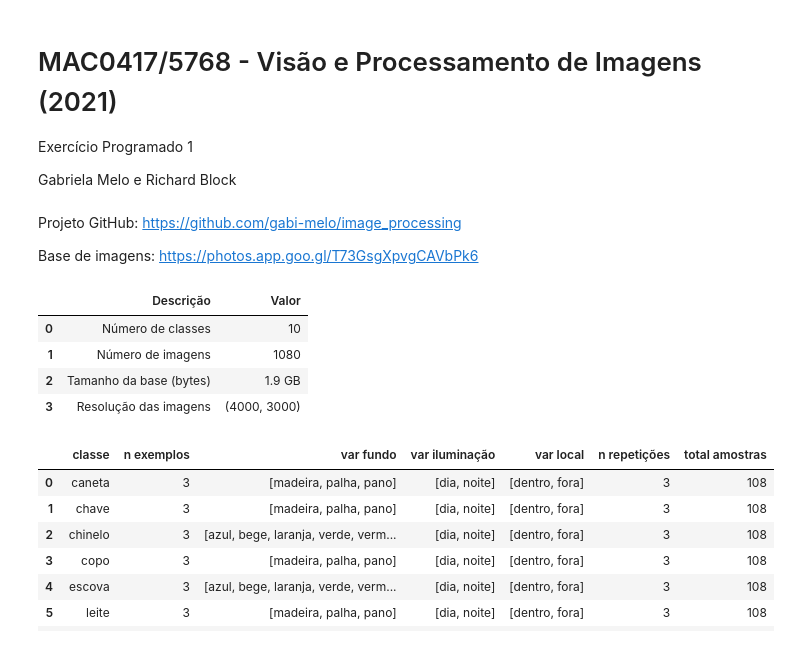
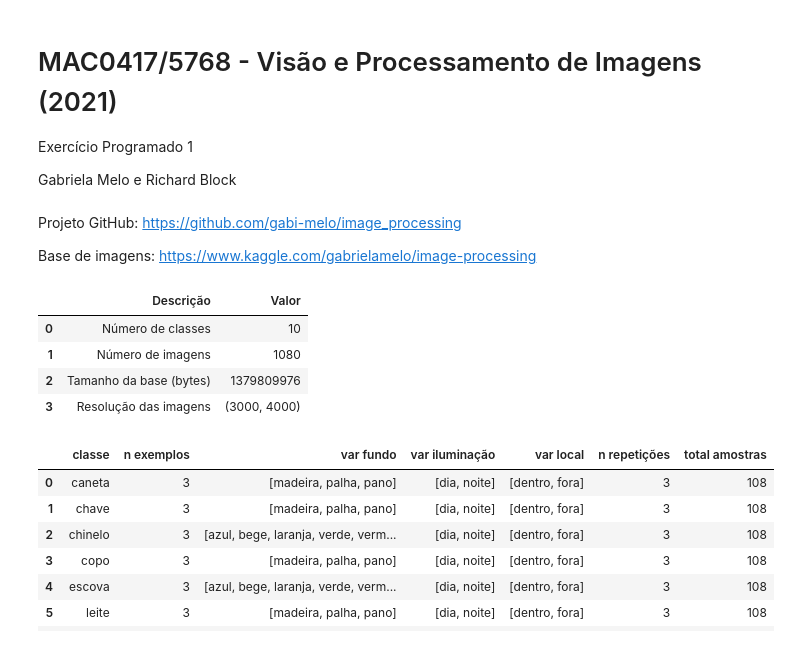
Before and after one commit to gabi-melo/image_processing, a Jupyter notebook: EP1/EP1.ipynb, the cells around one changed output. Cells and saved outputs as stored; diff of their text form; code cells hidden in the pictures.

Commit message:
EP1 update + change size

```diff
--- a/EP1/EP1.ipynb
+++ b/EP1/EP1.ipynb
@@ -7,7 +7,7 @@ Gabriela Melo e Richard Block
 # %% [markdown]
 Projeto GitHub: https://github.com/gabi-melo/image_processing
 
-Base de imagens: https://photos.app.goo.gl/T73GsgXpvgCAVbPk6
+Base de imagens: https://www.kaggle.com/gabrielamelo/image-processing
 # %%
 import numpy as np
 import pandas as pd
@@ -21,25 +42,32 @@ metadata = pd.read_excel("./metadata.xlsx")
 # %%
 ##Tabela Global
 
-im = Image.open("./example_image.jpg")
+im = Image.open("/Users/gabimelo/Downloads/dataset/chinelo_1_dia_dentro_laranja_1.jpg")
 width, height = im.size
+
+total_size = 0
+for dirpath, dirnames, filenames in os.walk('/Users/gabimelo/Downloads/dataset/'):
+        for f in filenames:
+            fp = os.path.join(dirpath, f)
+            if not os.path.islink(fp):
+                total_size += os.path.getsize(fp)
 
 tabela_global = pd.DataFrame({"Descrição": ["Número de classes",
                                             "Número de imagens",
                                             "Tamanho da base (bytes)",
                                             "Resolução das imagens"],
                               "Valor": [metadata.groupby('classe').count().shape[0],
                                         metadata.groupby('classe').count()['exemplo'].sum(),
-                                        "1.9 GB",
+                                        total_size,
                                         im.size]})
 
 tabela_global
 # %% [output]
 |  | Descrição | Valor |
 | 0 | Número de classes | 10 |
 | 1 | Número de imagens | 1080 |
-| 2 | Tamanho da base (bytes) | 1.9 GB |
-| 3 | Resolução das imagens | (4000, 3000) |
+| 2 | Tamanho da base (bytes) | 1379809976 |
+| 3 | Resolução das imagens | (3000, 4000) |
 # %%
 ##Tabela Detalhada
 
```
Also changed, not shown: parts of 3 cells of this notebook, 3 other files.
